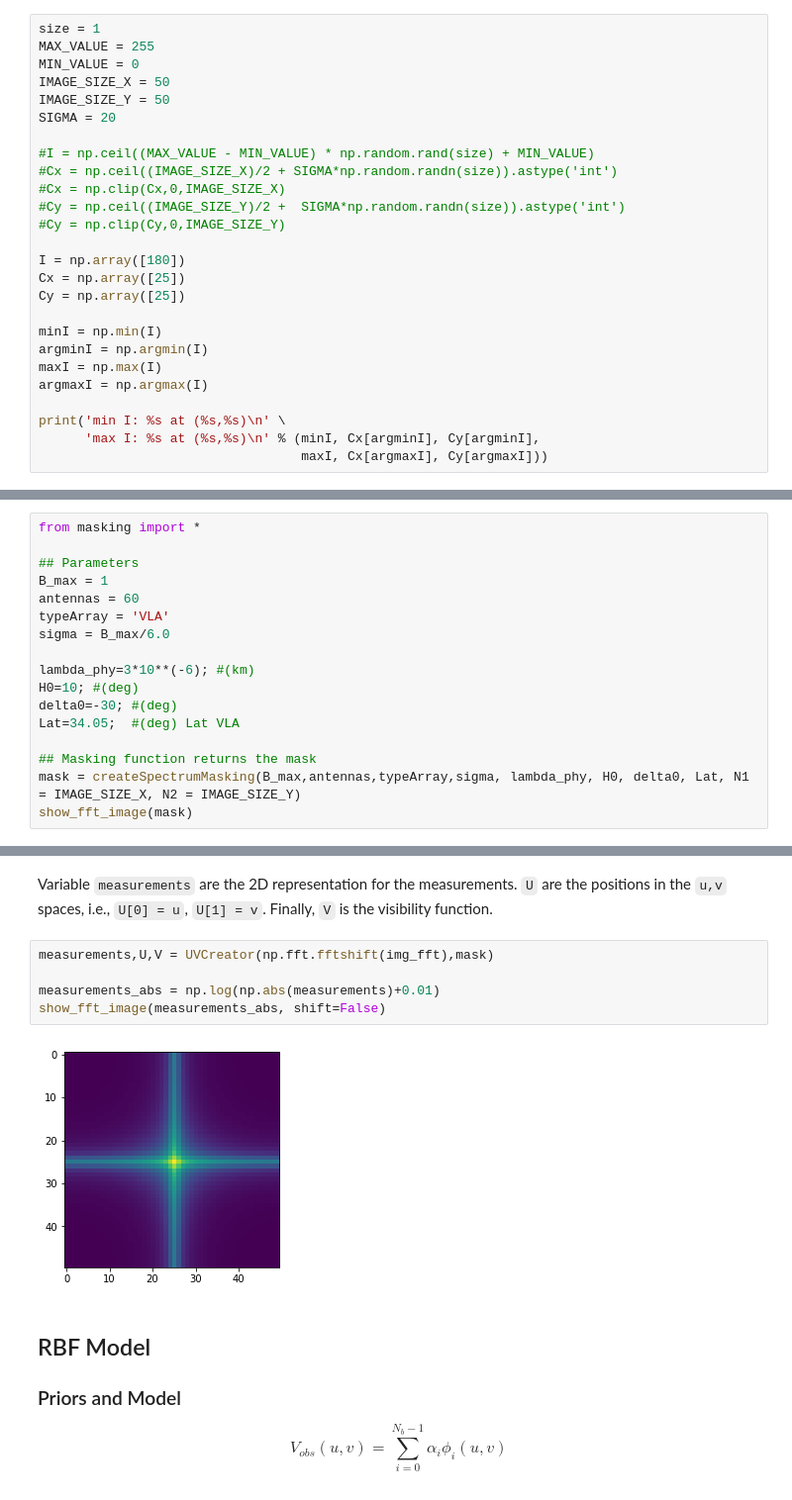
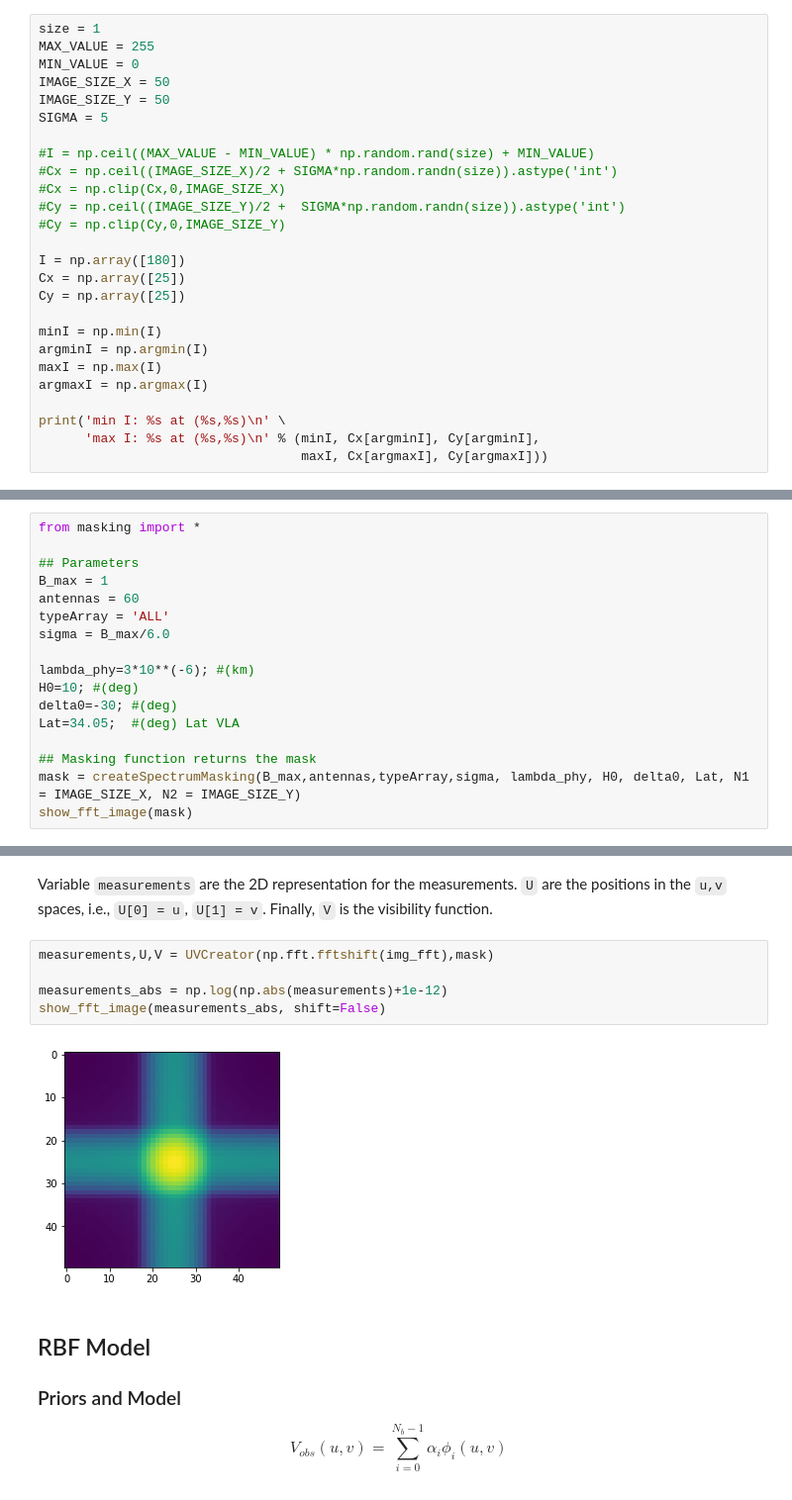
Before and after one commit to lerkoah/BayesianInterferometryIDS, a Jupyter notebook: src/main_bay_int.ipynb, the cells around one changed output, grey strips where cells are left out. Shown at 99% size. Saved outputs shown, nothing was run; the diff lists cells and outputs as text.

```diff
--- a/src/main_bay_int.ipynb
+++ b/src/main_bay_int.ipynb
@@ -26,7 +28,7 @@ MAX_VALUE = 255
 MIN_VALUE = 0
 IMAGE_SIZE_X = 50
 IMAGE_SIZE_Y = 50
-SIGMA = 20
+SIGMA = 5
 
 #I = np.ceil((MAX_VALUE - MIN_VALUE) * np.random.rand(size) + MIN_VALUE)
 #Cx = np.ceil((IMAGE_SIZE_X)/2 + SIGMA*np.random.randn(size)).astype('int')
@@ -143,7 +144,7 @@ from masking import *
 ## Parameters
 B_max = 1
 antennas = 60
-typeArray = 'VLA'
+typeArray = 'ALL'
 sigma = B_max/6.0
 
 lambda_phy=3*10**(-6); #(km)
@@ -163,10 +164,10 @@ Variable `measurements` are the 2D representation for the measurements. `U` are
 # %%
 measurements,U,V = UVCreator(np.fft.fftshift(img_fft),mask)
 
-measurements_abs = np.log(np.abs(measurements)+0.01)
+measurements_abs = np.log(np.abs(measurements)+1e-12)
 show_fft_image(measurements_abs, shift=False)
 # %% [output]
-[figure, old version]
+[figure, new version]
 # %% [markdown]
 ## RBF Model
 ### Priors and Model
```
Also changed, not shown: parts of 12 cells of this notebook, 3 other files.
